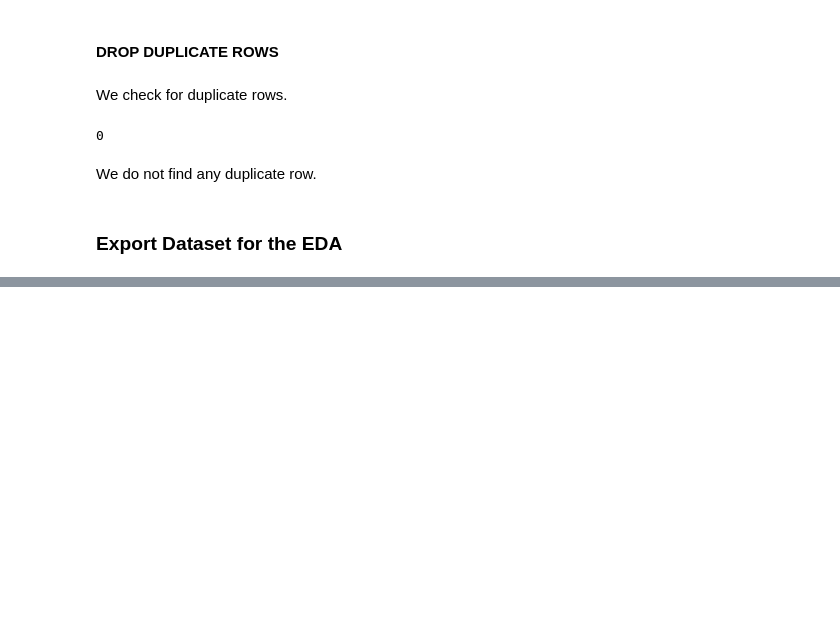
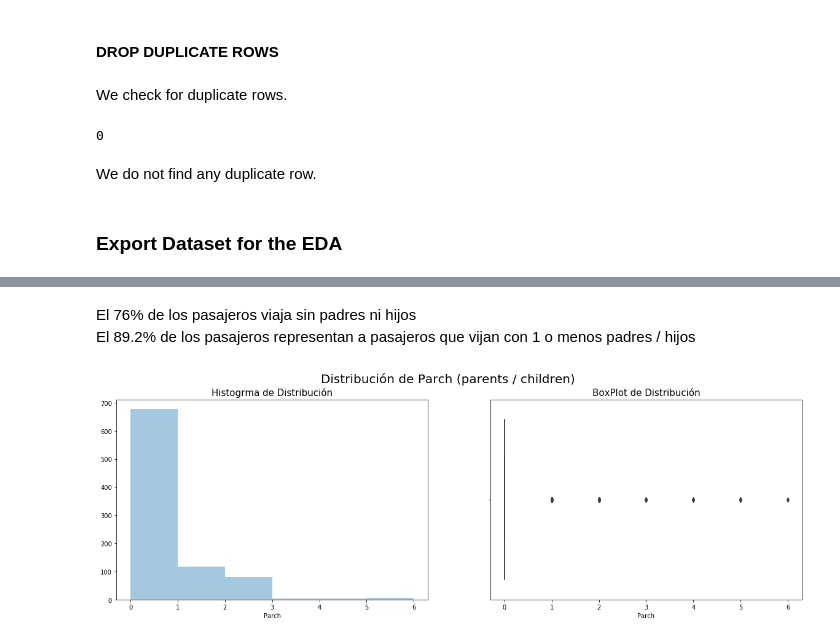
Before and after one commit to Jorge2alvarez/project-kaggle-titanic, a Jupyter notebook: titanic/Titanic-Project-v1.ipynb, the cells around one changed output, grey strips where cells are left out. Cells and saved outputs as stored; diff of their text form; code cells hidden in the pictures; blank space fills up the shorter version.

```diff
--- a/titanic/Titanic-Project-v1.ipynb
+++ b/titanic/Titanic-Project-v1.ipynb
@@ -354,0 +517,20 @@ df.to_csv('Data/df2.csv', index=False)
+# %% [markdown]
+El 76% de los pasajeros viaja sin padres ni hijos <br>
+El 89.2% de los pasajeros representan a pasajeros que vijan con 1 o menos  padres / hijos
+# %%
+fig, [ax1, ax2] = plt.subplots(1, 2, figsize=(20,6))
+fig.suptitle('Distribución de Parch (parents / children)', fontsize=20, fontweight=300)
+
+plt.sca(ax1)
+ax1.set_title('Histogrma de Distribución', fontsize=15, fontweight=300)
+# Create plot:
+sns.distplot( a=df21.Parch, hist=True, kde=False, rug=False, bins=6)
+
+
+plt.sca(ax2)
+ax2.set_title('BoxPlot de Distribución', fontsize=15, fontweight=300)
+# Create plot:
+sns.boxplot(df21.Parch)
+plt.show()
+# %% [output]
+[figure, added]
```
Also changed, not shown: parts of 29 cells of this notebook.
